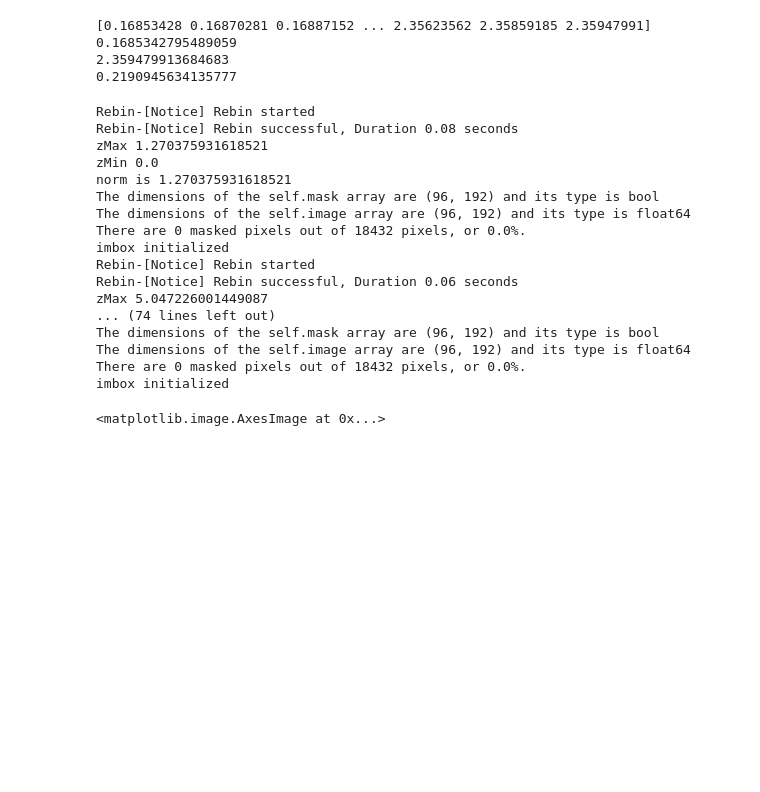
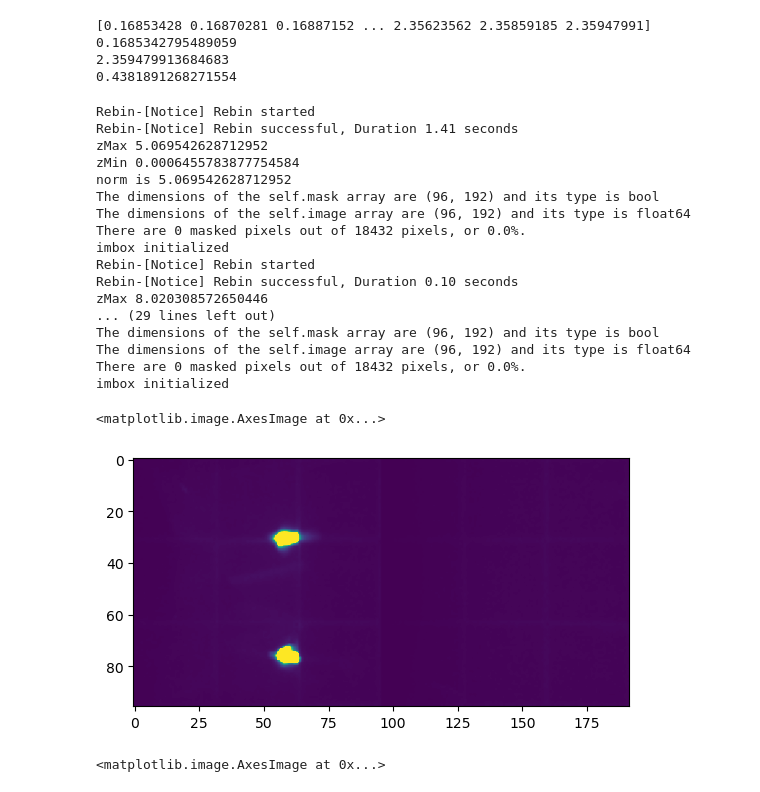
Before and after one commit to lintojes000/ORHSProject-Shared, a Jupyter notebook: ForLoopTesting.ipynb, the cells around one changed output. Saved outputs shown, nothing was run; the diff lists cells and outputs as text; code cells hidden in the pictures; blank space fills up the shorter version.

```diff
--- a/ForLoopTesting.ipynb
+++ b/ForLoopTesting.ipynb
@@ -30,43 +30,45 @@ xmin = np.min(x)
 xmax = np.max(x)
 print(xmin)
 print(xmax)
-slice_amount = 10
+slice_amount = 5
 slice_width = (xmax-xmin)/(slice_amount)
 print(slice_width)
 # %% [output]
 [0.16853428 0.16870281 0.16887152 ... 2.35623562 2.35859185 2.35947991]
 0.1685342795489059
 2.359479913684683
-0.2190945634135777
+0.4381891268271554
 # %%
 slice_list = []
 for i in range(slice_amount):
     slice_min = xmin+i*slice_width
     slice_max = slice_min+slice_width
     slice1 = imbox('neutronData', slice_min, slice_max)
     #slice1.applyMask()
     #slice1.imageFactory
     #slice1.image = slice1.maskedImage
     slice_list.append(slice1.image)
-    #plt.imshow(slice1.image, vmax= .02)
+plt.imshow(slice1.image, vmax= .02)
 # %% [output]
 Rebin-[Notice] Rebin started
-Rebin-[Notice] Rebin successful, Duration 0.08 seconds
-zMax 1.270375931618521
-zMin 0.0
-norm is 1.270375931618521
+Rebin-[Notice] Rebin successful, Duration 1.41 seconds
+zMax 5.069542628712952
+zMin 0.0006455783877754584
+norm is 5.069542628712952
 The dimensions of the self.mask array are (96, 192) and its type is bool
 The dimensions of the self.image array are (96, 192) and its type is float64
 There are 0 masked pixels out of 18432 pixels, or 0.0%.
 imbox initialized
 Rebin-[Notice] Rebin started
-Rebin-[Notice] Rebin successful, Duration 0.06 seconds
-zMax 5.047226001449087
-... (74 lines left out)
+Rebin-[Notice] Rebin successful, Duration 0.10 seconds
+zMax 8.020308572650446
+... (29 lines left out)
 The dimensions of the self.mask array are (96, 192) and its type is bool
 The dimensions of the self.image array are (96, 192) and its type is float64
 There are 0 masked pixels out of 18432 pixels, or 0.0%.
 imbox initialized
+<matplotlib.image.AxesImage at 0x...>
+[figure, added]
 # %%
 plt.imshow(slice_list[5])
 # %% [output]
```
Also changed, not shown: parts of 8 cells of this notebook, 17 other files.
